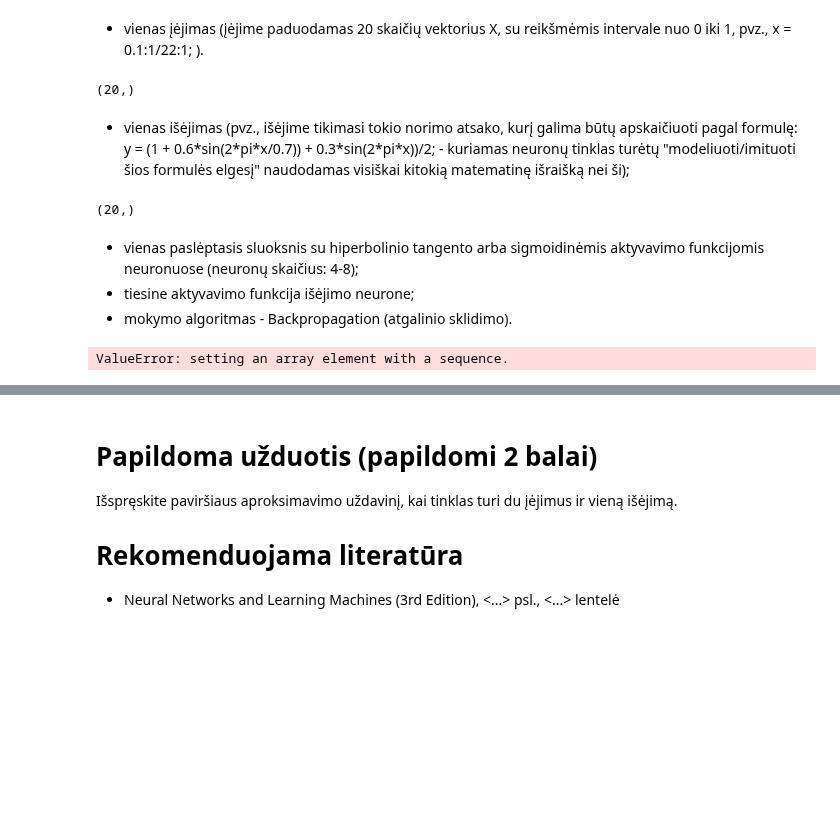
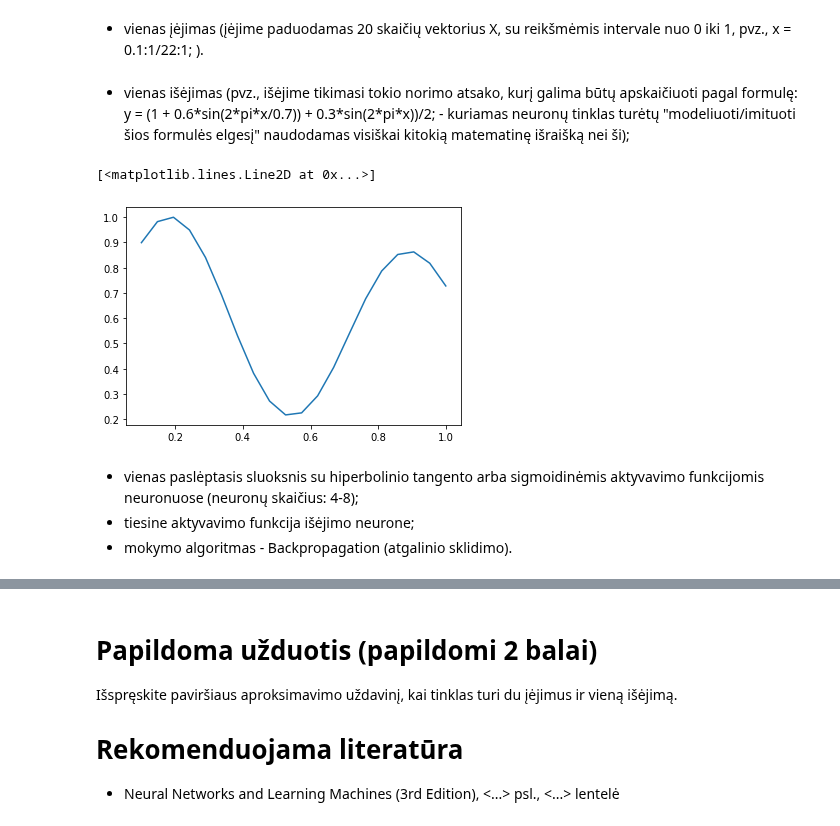
Before and after one commit to dbeliavskij/IS_Lab2, a Jupyter notebook: IS_LAB2.ipynb, the cells around one changed output, grey strips where cells are left out. Cells and saved outputs as stored; diff of their text form; code cells hidden in the pictures; blank space fills up the shorter version.

```diff
--- a/IS_LAB2.ipynb
+++ b/IS_LAB2.ipynb
@@ -12,16 +12,15 @@ import matplotlib.pyplot as plt
 - vienas įėjimas (įėjime paduodamas 20 skaičių vektorius X, su reikšmėmis intervale nuo 0 iki 1, pvz., x = 0.1:1/22:1; ).
 # %%
 x = np.linspace(0.1, 1, 20)
-print(x.shape)
-# %% [output]
-(20,)
 # %% [markdown]
 - vienas išėjimas (pvz., išėjime tikimasi tokio norimo atsako, kurį galima būtų apskaičiuoti pagal formulę: y = (1 + 0.6\*sin(2\*pi\*x/0.7)) + 0.3\*sin(2\*pi\*x))/2; - kuriamas neuronų tinklas turėtų "modeliuoti/imituoti šios formulės elgesį" naudodamas visiškai kitokią matematinę išraišką nei ši);
 # %%
-y_given = (1 + 0.6 * np.sin(2 * np.pi * x / 0.7)) + 0.3 * np.sin(2 * np.pi * x) / 2
-print(y_given.shape)
+y_given = (1 + 0.6 * np.sin(2 * np.pi * x / 0.7) + 0.3 * np.sin(2 * np.pi * x) / 2)
+y_given /= np.max(np.abs(y_given),axis=0)
+plt.plot(x, y_given)
 # %% [output]
-(20,)
+[<matplotlib.lines.Line2D at 0x...>]
+[figure, added]
 # %% [markdown]
 - vienas paslėptasis sluoksnis su hiperbolinio tangento arba sigmoidinėmis aktyvavimo funkcijomis neuronuose (neuronų skaičius: 4-8);
 - tiesine aktyvavimo funkcija išėjimo neurone;
@@ -63,6 +84,0 @@ class NeuralNet:
-# %%
-network = NeuralNet(x[0], y_given[0], x.shape[0])
-network.feedforward()
-network.backprop()
-# %% [output]
-ValueError: setting an array element with a sequence.
```
Also changed, not shown: parts of 2 cells of this notebook, 1 other file.
